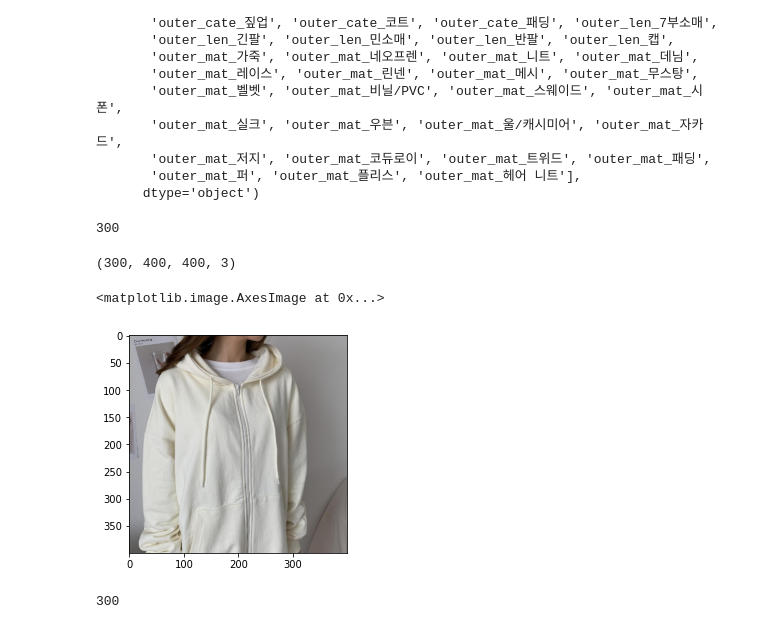
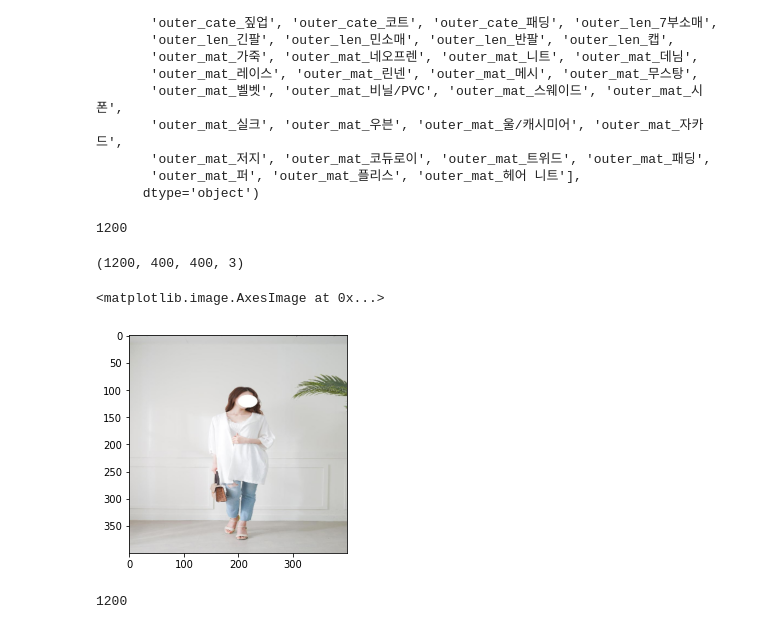
Before and after one commit to asd3638/fashion_forecast, a Jupyter notebook: server/deep_learning/train_outer.ipynb, the cells around one changed output. Saved outputs shown, nothing was run; the diff lists cells and outputs as text; code cells hidden in the pictures.

```diff
--- a/server/deep_learning/train_outer.ipynb
+++ b/server/deep_learning/train_outer.ipynb
@@ -67,30 +70,33 @@ from keras.preprocessing import image
 from tqdm import tqdm
 # %%
 train_image = []
-for i in tqdm(range(0, 300)):
-    img = image.load_img('C:/img/'+df_outer['image_name'][i],target_size=(400,400,3))
+for i in tqdm(range(300, 1500)):
+    if os.path.isfile('C:/img/' + df_outer['image_name'][i]):
+        img = image.load_img('C:/img/' + df_outer['image_name'][i],target_size=(400,400,3))
+    if os.path.isfile('C:/img2/' + df_outer['image_name'][i]):
+        img = image.load_img('C:/img2/' + df_outer['image_name'][i],target_size=(400,400,3))
     img = image.img_to_array(img)
     img = img/255
     train_image.append(img)
 # %%
 print(len(train_image))
 # %% [output]
-300
+1200
 # %%
-X = np.array(train_image[:300])
+X = np.array(train_image)
 X.shape
 # %% [output]
-(300, 400, 400, 3)
+(1200, 400, 400, 3)
 # %%
-plt.imshow(X[1])
+plt.imshow(X[190])
 # %% [output]
 <matplotlib.image.AxesImage at 0x...>
-[figure, old version]
+[figure, new version]
 # %%
-y = np.array(df_outer.drop(['image_id', 'image_name', 'image_height', 'image_width'], axis=1)[:300])
+y = np.array(df_outer.drop(['image_id', 'image_name', 'image_height', 'image_width'], axis=1)[300:1500])
 len(y)
 # %% [output]
-300
+1200
 # %%
 X_train, X_test, y_train, y_test = train_test_split(X, y, random_state=42, test_size=0.1)
 # %%
```
Also changed, not shown: parts of 13 cells of this notebook, 4 other files.
